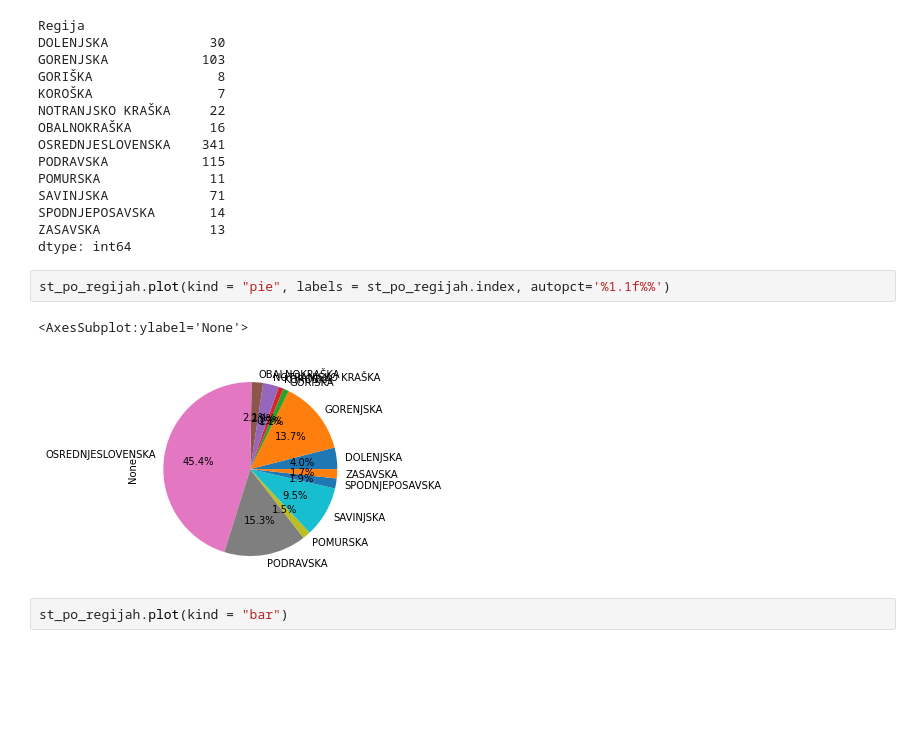
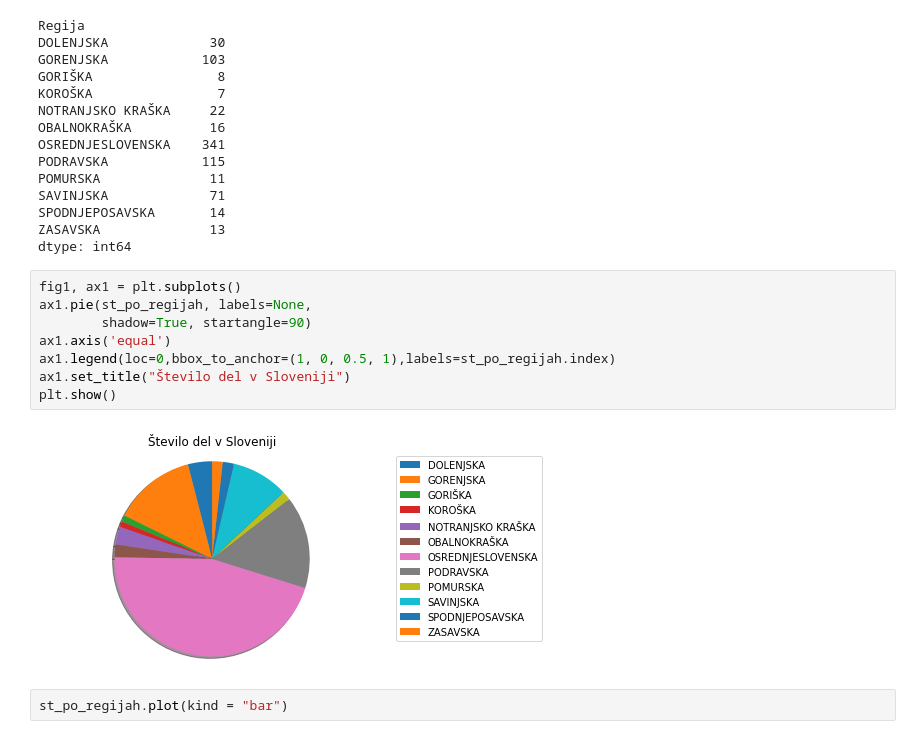
Before and after one commit to DejanPeric058/Programiranje-1-Projektna-naloga, a Jupyter notebook: Untitled.ipynb, the cells around one changed output. Cells and saved outputs as stored; diff of their text form; blank space fills up the shorter version.

```diff
--- a/Untitled.ipynb
+++ b/Untitled.ipynb
@@ -243,11 +160,16 @@ SAVINJSKA             71
 SPODNJEPOSAVSKA       14
 ZASAVSKA              13
 dtype: int64
-# %%
-st_po_regijah.plot(kind = "pie", labels = st_po_regijah.index, autopct='%1.1f%%')
-# %% [output]
-<AxesSubplot:ylabel='None'>
-[figure, removed]
+# %%
+fig1, ax1 = plt.subplots()
+ax1.pie(st_po_regijah, labels=None,
+        shadow=True, startangle=90)
+ax1.axis('equal')
+ax1.legend(loc=0,bbox_to_anchor=(1, 0, 0.5, 1),labels=st_po_regijah.index)
+ax1.set_title("Število del v Sloveniji")
+plt.show()
+# %% [output]
+[figure, added]
 # %%
 st_po_regijah.plot(kind = "bar")
 # %% [output]
```
Also changed, not shown: parts of 11 cells of this notebook.
